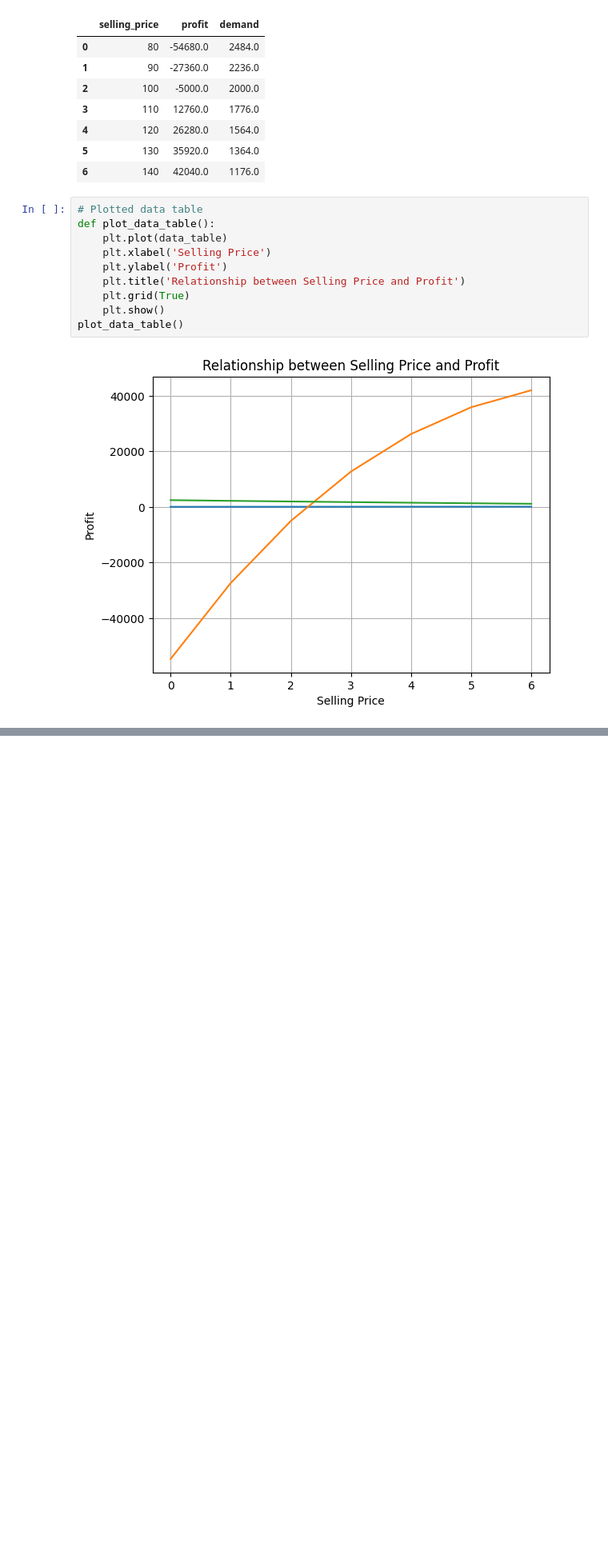
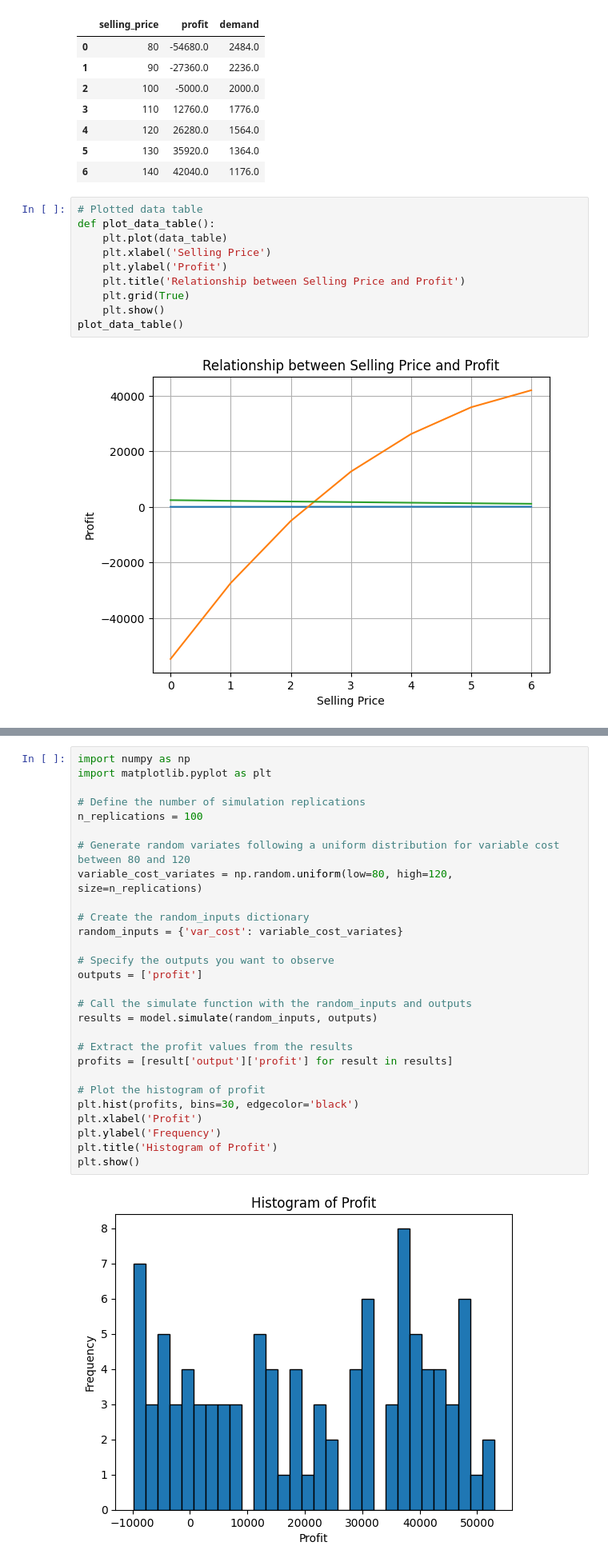
Before and after one commit to Chayammi/Hw2_CY, a Jupyter notebook: hw2_files_s23/HW2-CY.ipynb, the cells around one changed output, grey strips where cells are left out. Shown at 80% size. Drawn from its saved outputs; the diff is of its cells as text; blank space fills up the shorter version.

```diff
--- a/hw2_files_s23/HW2-CY.ipynb
+++ b/hw2_files_s23/HW2-CY.ipynb
@@ -163,0 +224,30 @@ plt.show()
+# %%
+import numpy as np
+import matplotlib.pyplot as plt
+
+# Define the number of simulation replications
+n_replications = 100
+
+# Generate random variates following a uniform distribution for variable cost between 80 and 120
+variable_cost_variates = np.random.uniform(low=80, high=120, size=n_replications)
+
+# Create the random_inputs dictionary
+random_inputs = {'var_cost': variable_cost_variates}
+
+# Specify the outputs you want to observe
+outputs = ['profit']
+
+# Call the simulate function with the random_inputs and outputs
+results = model.simulate(random_inputs, outputs)
+
+# Extract the profit values from the results
+profits = [result['output']['profit'] for result in results]
+
+# Plot the histogram of profit
+plt.hist(profits, bins=30, edgecolor='black')
+plt.xlabel('Profit')
+plt.ylabel('Frequency')
+plt.title('Histogram of Profit')
+plt.show()
+# %% [output]
+[figure, added]
```
Also changed, not shown: parts of 17 cells of this notebook.
